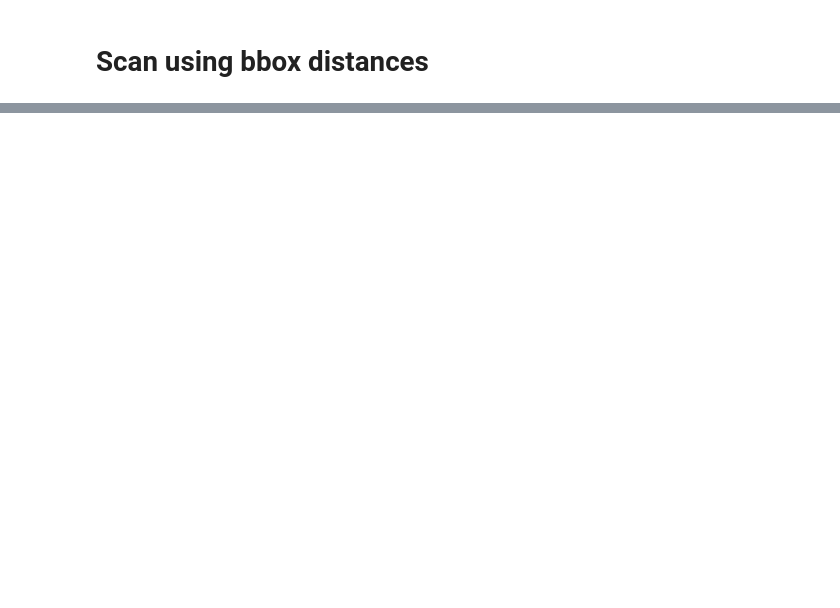
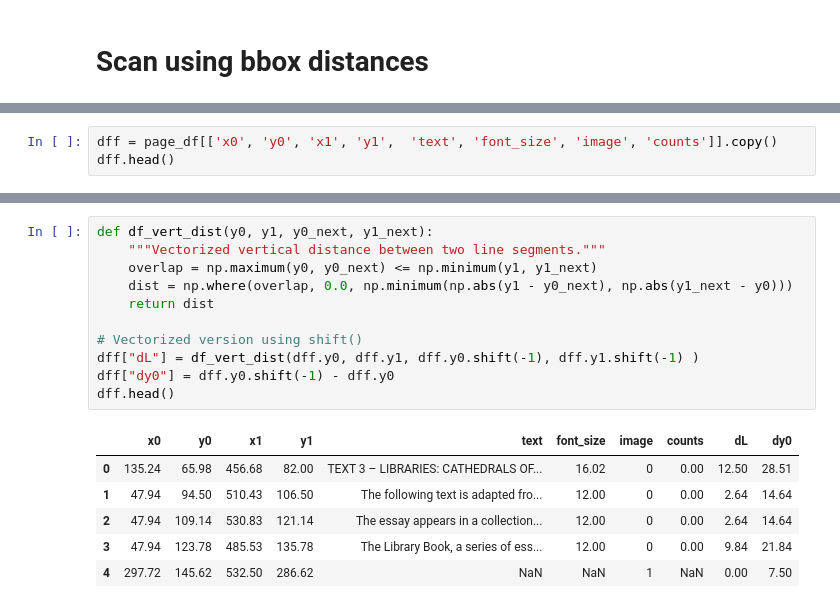
Before and after one commit to DSP-Tan/ogham-cloud, a Jupyter notebook: pdf_scraper/clustering/dbScan.ipynb, the cells around one changed output, grey strips where cells are left out. Saved outputs shown, nothing was run; the diff lists cells and outputs as text; blank space fills up the shorter version.

```diff
--- a/pdf_scraper/clustering/dbScan.ipynb
+++ b/pdf_scraper/clustering/dbScan.ipynb
@@ -224,0 +245,3 @@ display(xy_img)
+# %%
+dff = page_df[['x0', 'y0', 'x1', 'y1',  'text', 'font_size', 'image', 'counts']].copy()
+dff.head()
@@ -224,0 +255,18 @@ display(xy_img)
+# %%
+def df_vert_dist(y0, y1, y0_next, y1_next):
+    """Vectorized vertical distance between two line segments."""
+    overlap = np.maximum(y0, y0_next) <= np.minimum(y1, y1_next)
+    dist = np.where(overlap, 0.0, np.minimum(np.abs(y1 - y0_next), np.abs(y1_next - y0)))
+    return dist
+
+# Vectorized version using shift()
+dff["dL"] = df_vert_dist(dff.y0, dff.y1, dff.y0.shift(-1), dff.y1.shift(-1) )
+dff["dy0"] = dff.y0.shift(-1) - dff.y0
+dff.head()
+# %% [output]
+|  | x0 | y0 | x1 | y1 | text | font_size | image | counts | dL | dy0 |
+| 0 | 135.24 | 65.98 | 456.68 | 82.00 | TEXT 3 – LIBRARIES: CATHEDRALS OF... | 16.02 | 0 | 0.00 | 12.50 | 28.51 |
+| 1 | 47.94 | 94.50 | 510.43 | 106.50 | The following text is adapted fro... | 12.00 | 0 | 0.00 | 2.64 | 14.64 |
+| 2 | 47.94 | 109.14 | 530.83 | 121.14 | The essay appears in a collection... | 12.00 | 0 | 0.00 | 2.64 | 14.64 |
+| 3 | 47.94 | 123.78 | 485.53 | 135.78 | The Library Book, a series of ess... | 12.00 | 0 | 0.00 | 9.84 | 21.84 |
+| 4 | 297.72 | 145.62 | 532.50 | 286.62 | NaN | NaN | 1 | NaN | 0.00 | 7.50 |
```
Also changed, not shown: parts of 5 cells of this notebook.
